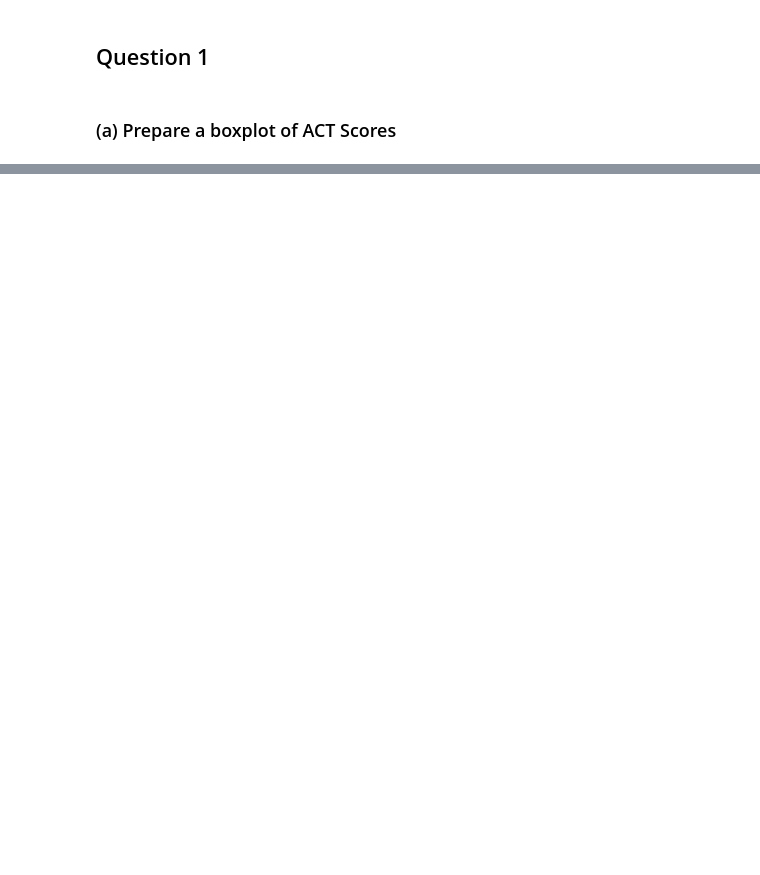
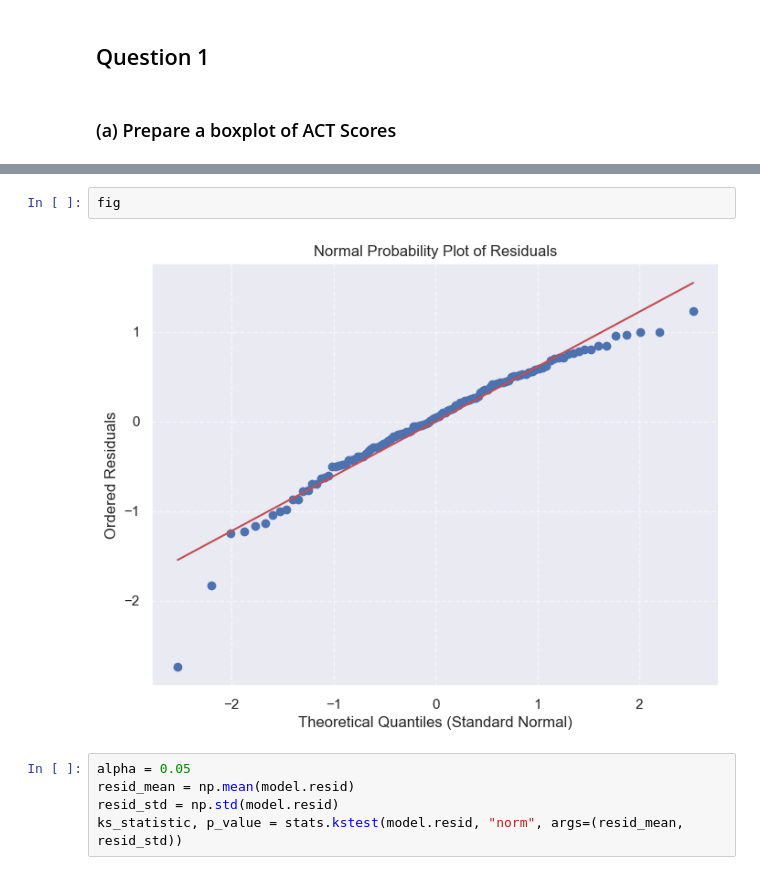
Before and after one commit to akseldkw07/kretsinger, a Jupyter notebook: columbia/STAT4205/hw2.ipynb, the cells around one changed output, grey strips where cells are left out. Drawn from its saved outputs; the diff is of its cells as text; blank space fills up the shorter version.

Commit message:
Columbia stat2

```diff
--- a/columbia/STAT4205/hw2.ipynb
+++ b/columbia/STAT4205/hw2.ipynb
@@ -46,0 +112,9 @@ class Subplots_TypedDict(t.TypedDict, total=False):
+# %%
+fig
+# %% [output]
+[figure, added]
+# %%
+alpha = 0.05
+resid_mean = np.mean(model.resid)
+resid_std = np.std(model.resid)
+ks_statistic, p_value = stats.kstest(model.resid, "norm", args=(resid_mean, resid_std))
```
Also changed, not shown: parts of 96 cells of this notebook, 4 other files.
